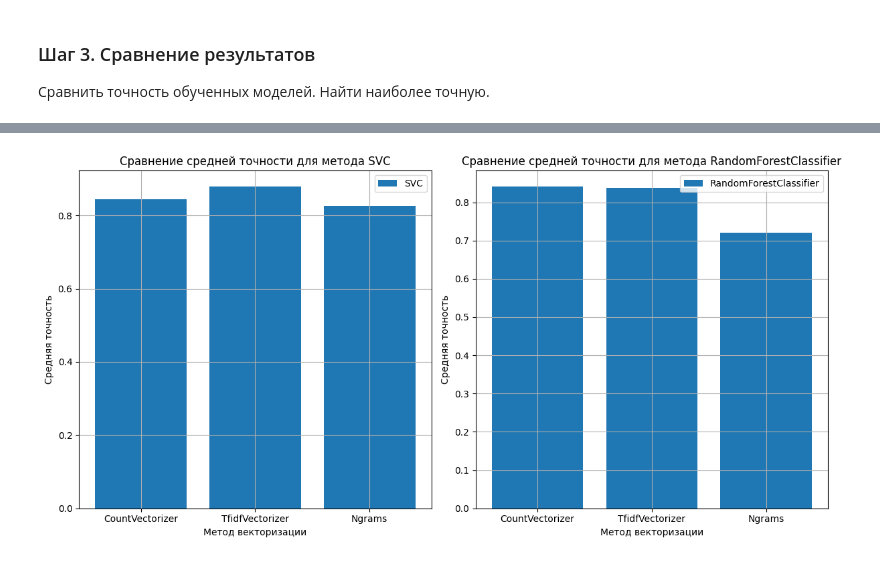
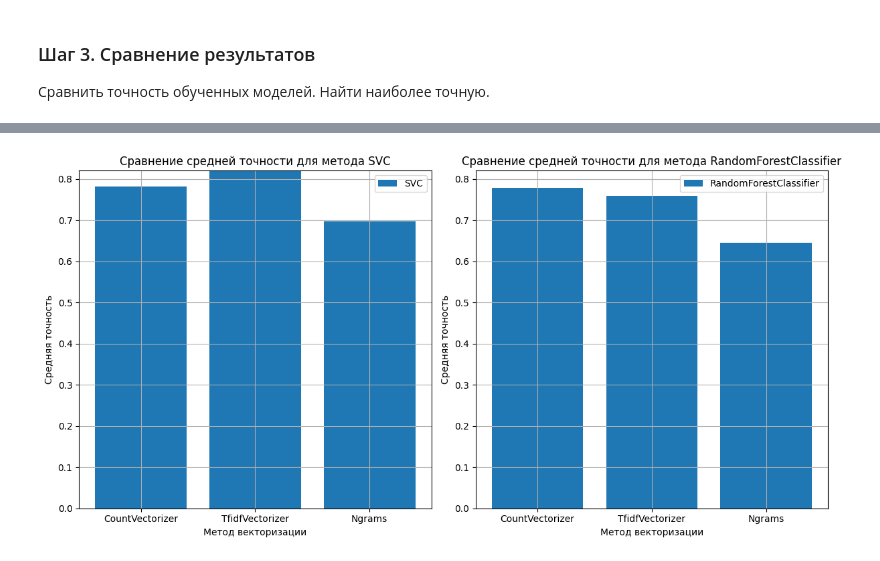
Before and after one commit to L1KASA/Computational-Linguistics-NLP, a Jupyter notebook: lab2/lab_2_6409_ТахмазоваАШ.ipynb, the cells around one changed output, grey strips where cells are left out. Cells and saved outputs as stored; diff of their text form; code cells hidden in the pictures.

```diff
--- a/lab2/lab_2_6409_ТахмазоваАШ.ipynb
+++ b/lab2/lab_2_6409_ТахмазоваАШ.ipynb
@@ -102,6 +103,6 @@ print(preprocessed_text)
 # %% [output]
 since five turning wasting time enough
 # %%
-imdb_data = imdb_data[:15000]
+imdb_data = imdb_data[:1000]
 imdb_data.shape
 # %% [output]
@@ -322,36 +343,41 @@ for model in models:
 # %%
 # Создание графика с двумя подграфиками
 fig, axes = plt.subplots(nrows=1, ncols=2, figsize=(12, 6))
+
+# Получение максимальной точности для установки предела оси y
+max_accuracy = max(max(list(accuracies.values()) for accuracies in mean_accuracies.values()))
+
 
 # Для каждой модели
 for ax, (model, accuracies) in zip(axes, mean_accuracies.items()):
     # Создание столбчатой диаграммы для каждой модели
     ax.bar(np.arange(len(methods)), list(accuracies.values()), label=model)
 
     # Установка меток по оси x
     ax.set_xticks(np.arange(len(methods)))
     ax.set_xticklabels(methods)
 
     # Установка названия оси x
     ax.set_xlabel('Метод векторизации')
 
-    # Установка названия оси y
+    # Установка названия оси y и пределов оси y
     ax.set_ylabel('Средняя точность')
+    ax.set_ylim(0, max_accuracy)  # Устанавливаем пределы оси y
 
     # Установка заголовка для графика
     ax.set_title(f'Сравнение средней точности для метода {model}')
 
     # Добавление сетки на график
     ax.grid(True)
 
 # Добавление легенды для графиков
 axes[0].legend()
 axes[1].legend()
 
 # Автоматическое выравнивание расположения элементов на графике
 plt.tight_layout()
 
 # Отображение графика
 plt.show()
 # %% [output]
-[figure, old version]
+[figure, new version]
```
Also changed, not shown: parts of 9 cells of this notebook.
